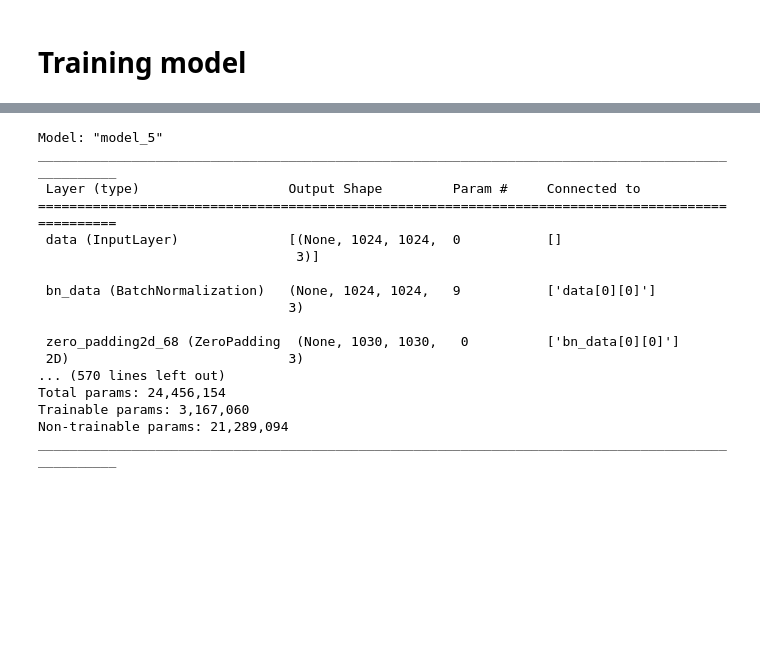
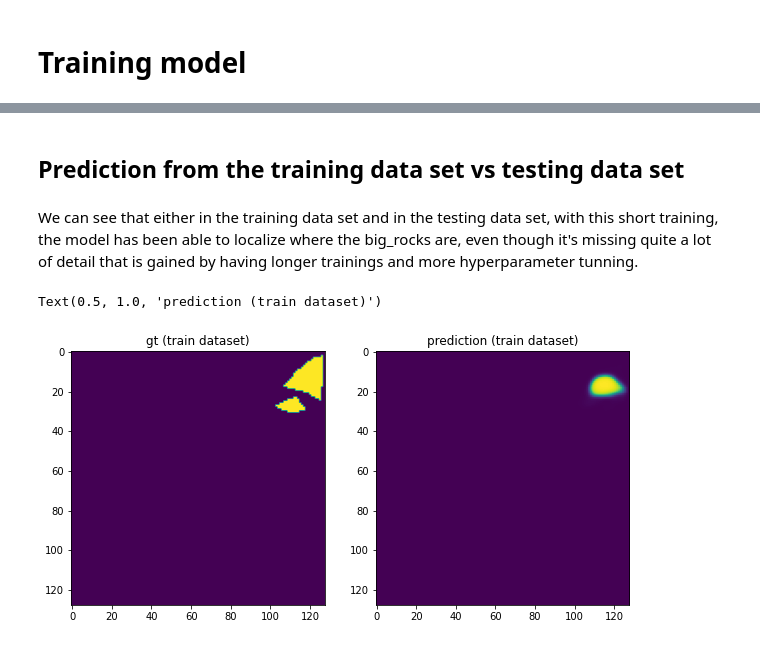
Before and after one commit to jordigc2/SpaceApps_test, a Jupyter notebook: src/Code.ipynb, the cells around one changed output, grey strips where cells are left out. Drawn from its saved outputs; the diff is of its cells as text; code cells hidden in the pictures; blank space fills up the shorter version.

```diff
--- a/src/Code.ipynb
+++ b/src/Code.ipynb
@@ -294 +336,8 @@ model2.load_weights('src/checkpoints/my_checkpoint')
+# %%
+# Create a new model instance
+model2 = Unet(BACKBONE, encoder_weights='imagenet', classes=1, input_shape=(shape[0], shape[1], shape[2]),encoder_freeze=True)
+model2.compile('Adam', loss=bce_jaccard_loss, metrics=[iou_score])
+
+# Restore the weights
+model2.load_weights('src/checkpoints2/my_checkpoint')
 # %%
@@ -300,20 +349,17 @@ Restored model, accuracy:  0.00%
-# %%
-model.summary()
-# %% [output]
-Model: "model_5"
-__________________________________________________________________________________________________
- Layer (type)                   Output Shape         Param #     Connected to
-==================================================================================================
- data (InputLayer)              [(None, 1024, 1024,  0           []
-                                 3)]
-
- bn_data (BatchNormalization)   (None, 1024, 1024,   9           ['data[0][0]']
-                                3)
-
- zero_padding2d_68 (ZeroPadding  (None, 1030, 1030,   0          ['bn_data[0][0]']
- 2D)                            3)
-... (570 lines left out)
-Total params: 24,456,154
-Trainable params: 3,167,060
-Non-trainable params: 21,289,094
-__________________________________________________________________________________________________
+# %% [markdown]
+## Prediction from the training data set vs testing data set
+# %% [markdown]
+We can see that either in the training data set and in the testing data set, with this short training, the model has been able to localize where the big_rocks are, even though it's missing quite a lot of detail that is gained by having longer trainings and more hyperparameter tunning.
+# %%
+fig = plt.figure(figsize=(10,10))
+
+plt.subplot(1, 2, 1)
+plt.imshow(y_train[10])
+plt.title("gt (train dataset)")
+
+plt.subplot(1, 2, 2)
+plt.imshow(model2.predict(x_train[10:11])[0])
+plt.title("prediction (train dataset)")
+# %% [output]
+Text(0.5, 1.0, 'prediction (train dataset)')
+[figure, added]
```
Also changed, not shown: parts of 19 cells of this notebook, 2 other files.
